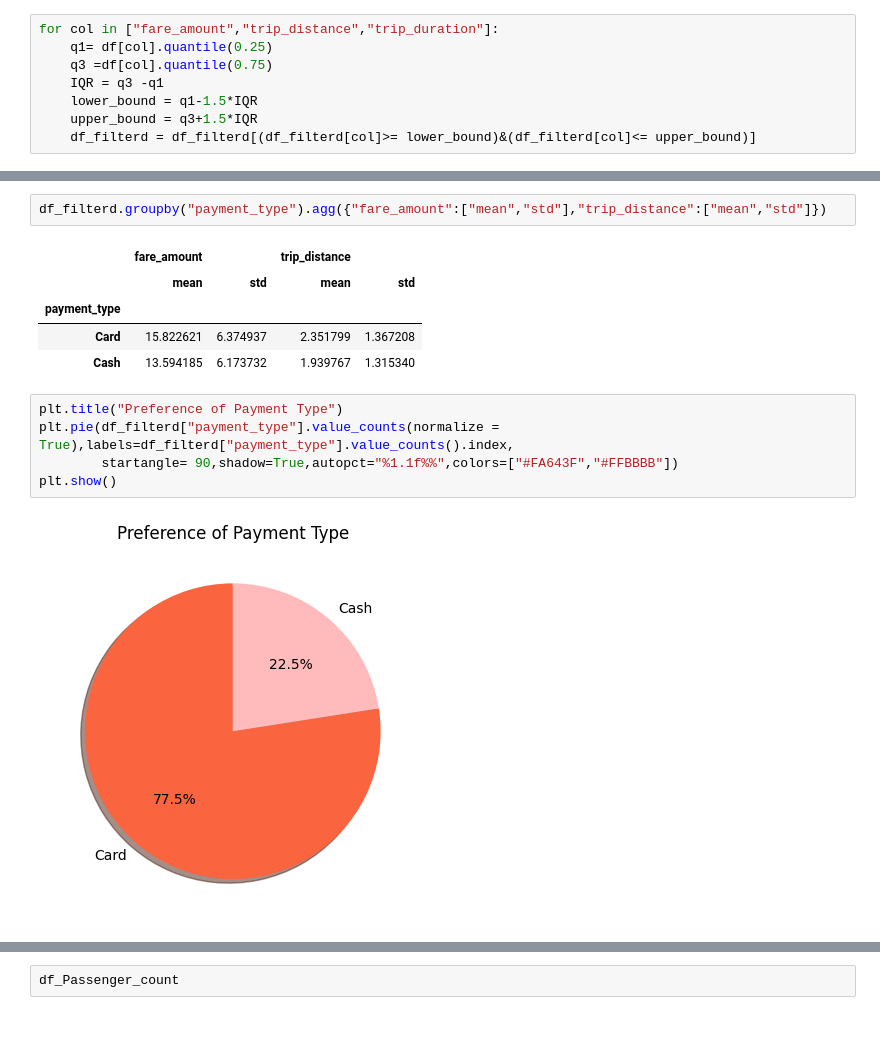
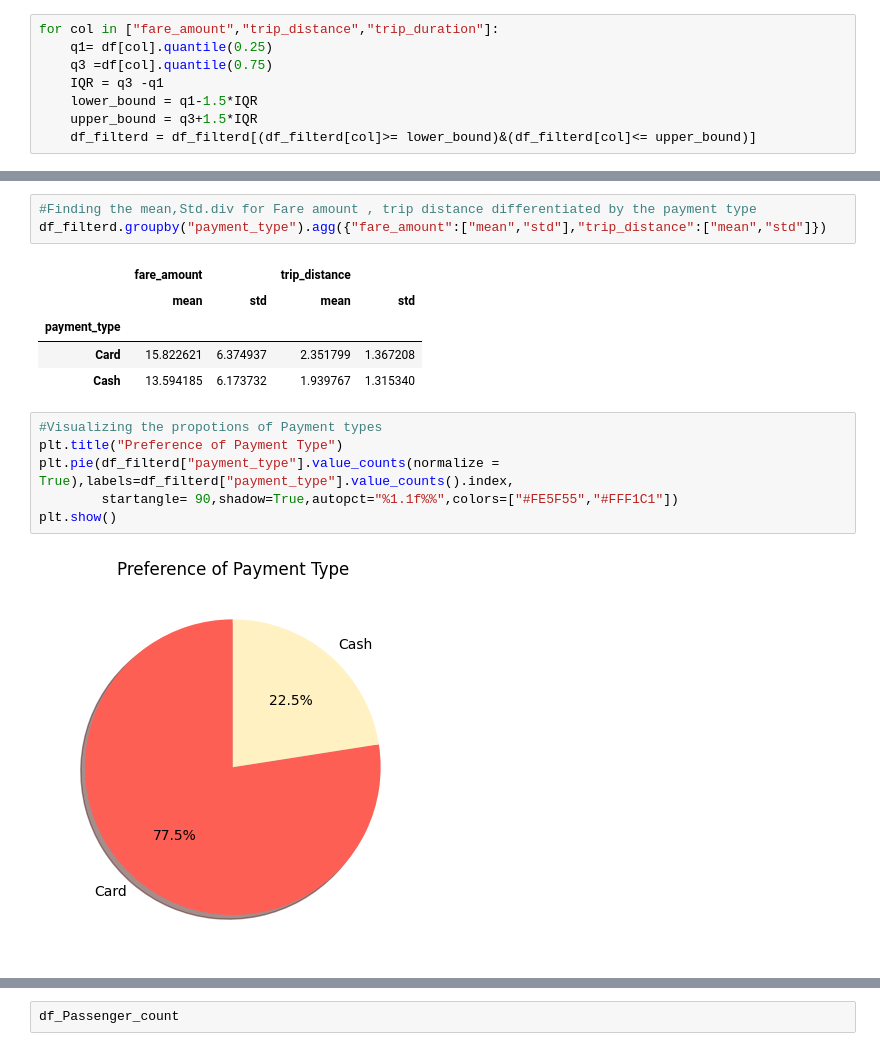
Before and after one commit to rahul-jha-2001/exercise, a Jupyter notebook: Python/Day_1/Statistical_analysis.ipynb, the cells around one changed output, grey strips where cells are left out. Drawn from its saved outputs; the diff is of its cells as text.

```diff
--- a/Python/Day_1/Statistical_analysis.ipynb
+++ b/Python/Day_1/Statistical_analysis.ipynb
@@ -264,4 +263,5 @@ plt.show()
 # %%
+#Finding the mean,Std.div for Fare amount , trip distance differentiated by the payment type
 df_filterd.groupby("payment_type").agg({"fare_amount":["mean","std"],"trip_distance":["mean","std"]})
 # %% [output]
 |  | fare_amount |  | trip_distance |  |
@@ -270,10 +270,11 @@ df_filterd.groupby("payment_type").agg({"fare_amount":["mean","std"],"trip_dista
 | Card | 15.822621 | 6.374937 | 2.351799 | 1.367208 |
 | Cash | 13.594185 | 6.173732 | 1.939767 | 1.315340 |
 # %%
+#Visualizing the propotions of Payment types
 plt.title("Preference of Payment Type")
 plt.pie(df_filterd["payment_type"].value_counts(normalize = True),labels=df_filterd["payment_type"].value_counts().index,
-        startangle= 90,shadow=True,autopct="%1.1f%%",colors=["#FA643F","#FFBBBB"])
+        startangle= 90,shadow=True,autopct="%1.1f%%",colors=["#FE5F55","#FFF1C1"])
 plt.show()
 # %% [output]
-[figure, old version]
+[figure, new version]
 # %%
```
Also changed, not shown: parts of 13 cells of this notebook.
